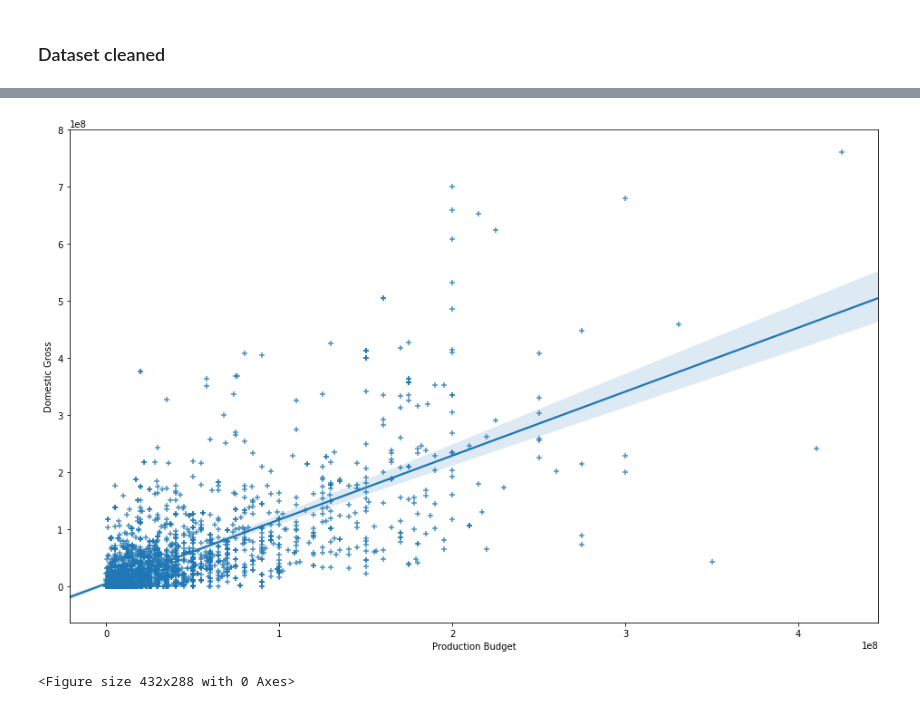
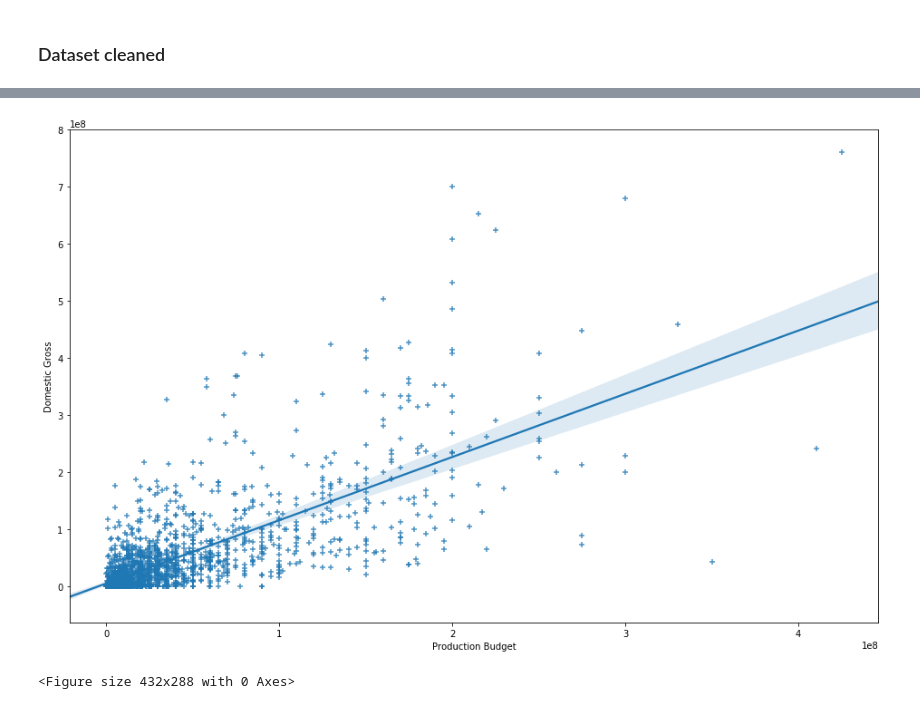
Before and after one commit to yli1517/mod-1-project, a Jupyter notebook: YL_Module1_Project_Raw_updated.ipynb, the cells around one changed output, grey strips where cells are left out. Drawn from its saved outputs; the diff is of its cells as text; code cells hidden in the pictures.

```diff
--- a/YL_Module1_Project_Raw_updated.ipynb
+++ b/YL_Module1_Project_Raw_updated.ipynb
@@ -246,7 +266,7 @@ df['release_date'] = pd.to_datetime(df['release_date'])
 df['release_year'] = df['release_date'].dt.to_period("Y")
 # %%
 # get 'release_month'
-df['release_month_year'] = df['release_date'].dt.to_period("M")
+df['release_year_month'] = df['release_date'].dt.to_period("M")
 # %%
 df.head()
 # %% [output]
@@ -465,17 +431,17 @@ df1.head()
 # %%
 fig1 = plt.figure(figsize=(16, 10))
 plt.plot()
 
-sns.regplot(x=df1["production_budget"], y=df1["domestic_gross"], marker = "+")
+sns.regplot(x=df["budget"], y=df["domestic_gross"], marker = "+")
 
 plt.xlabel('Production Budget')
 plt.ylabel('Domestic Gross')
 plt.show()
 
 fig1.savefig("budget to domestic gross.png")
 plt.clf()
 # %% [output]
-[figure, old version]
+[figure, new version]
 <Figure size 432x288 with 0 Axes>
 # %%
 fig2 = plt.figure(figsize=(16, 10))
```
Also changed, not shown: parts of 73 cells of this notebook, 28 other files.
